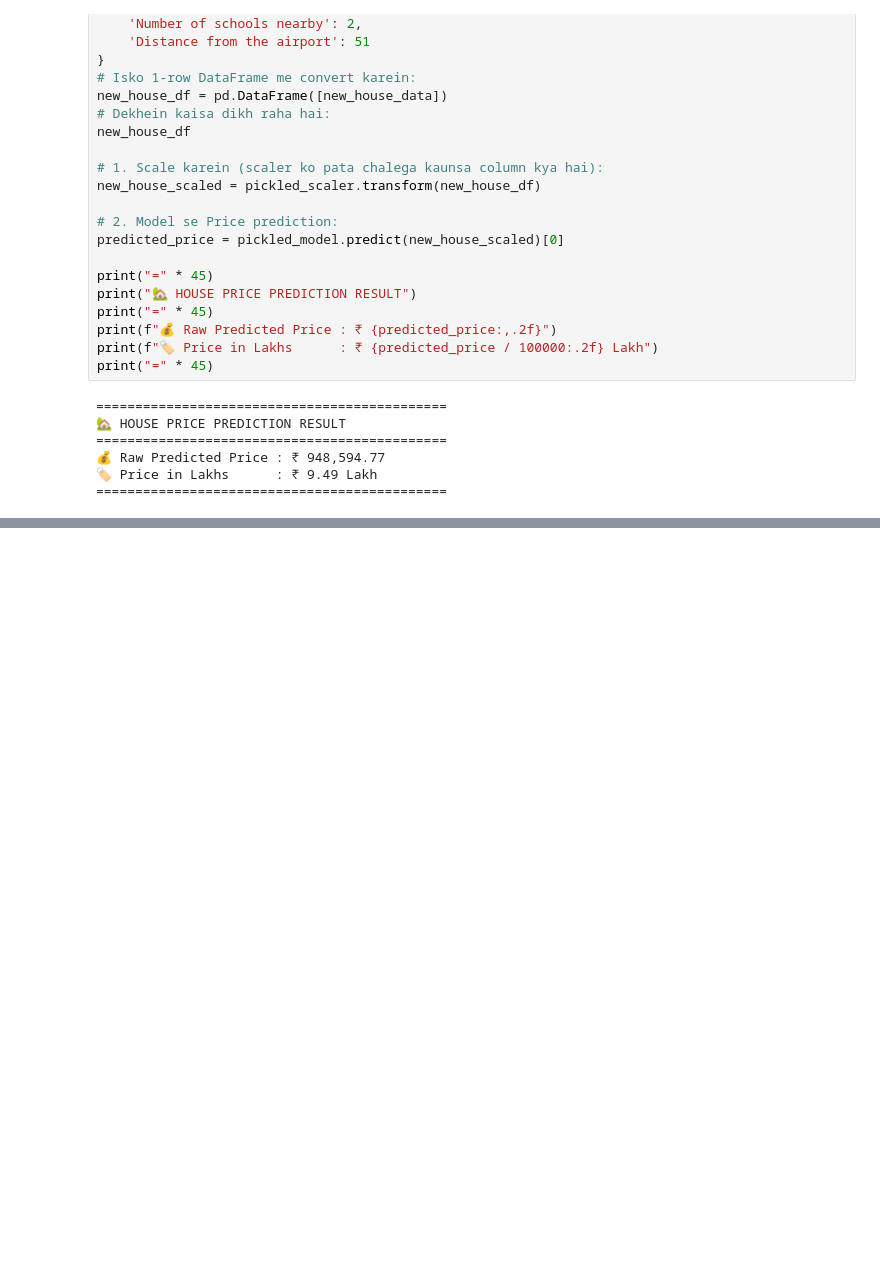
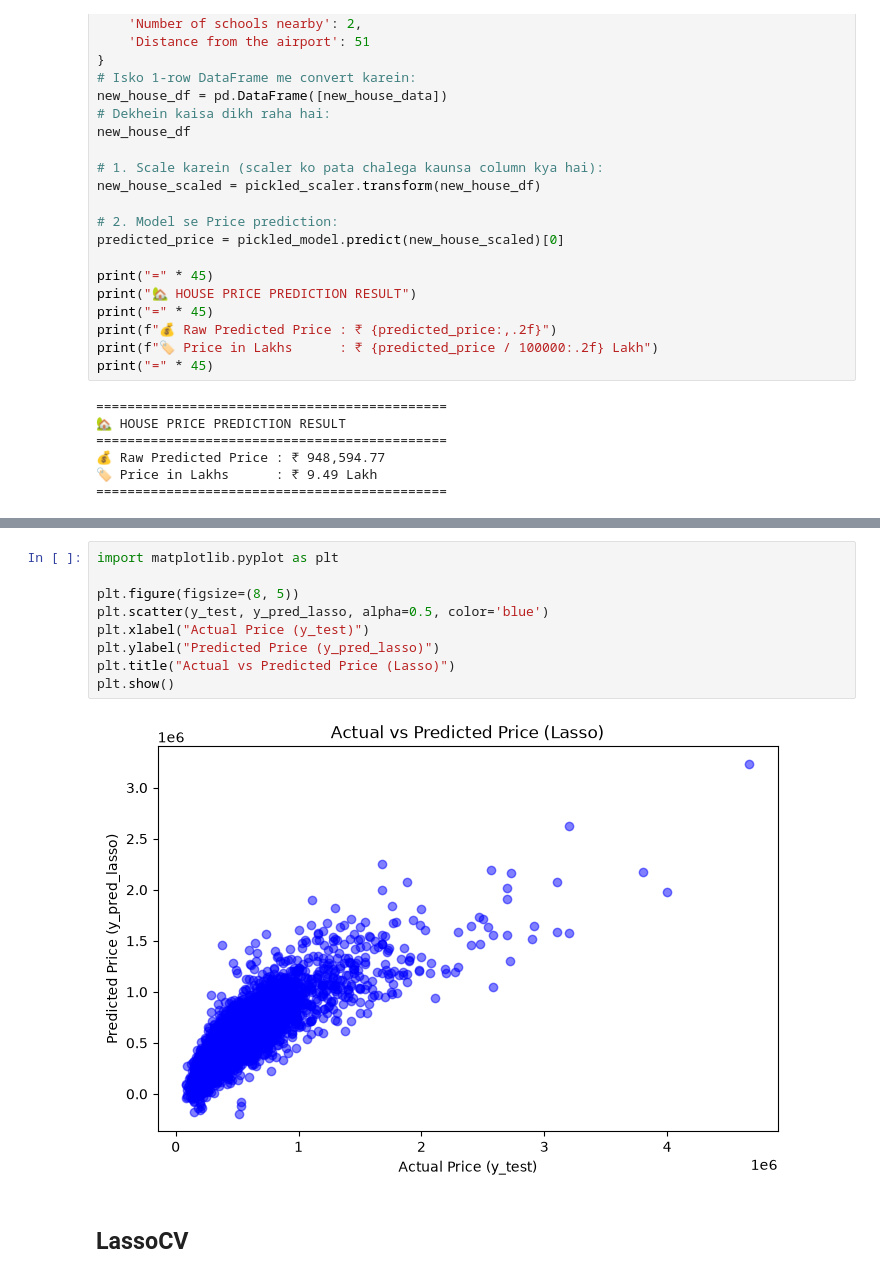
Before and after one commit to mohdshubair313/machine-learning-concepts, a Jupyter notebook: 2_Linear_regression_to_Deployment/multiple_LR_practiseProject.ipynb, the cells around one changed output, grey strips where cells are left out. Cells and saved outputs as stored; diff of their text form; blank space fills up the shorter version.

```diff
--- a/2_Linear_regression_to_Deployment/multiple_LR_practiseProject.ipynb
+++ b/2_Linear_regression_to_Deployment/multiple_LR_practiseProject.ipynb
@@ -285,0 +323,13 @@ print("=" * 45)
+# %%
+import matplotlib.pyplot as plt
+
+plt.figure(figsize=(8, 5))
+plt.scatter(y_test, y_pred_lasso, alpha=0.5, color='blue')
+plt.xlabel("Actual Price (y_test)")
+plt.ylabel("Predicted Price (y_pred_lasso)")
+plt.title("Actual vs Predicted Price (Lasso)")
+plt.show()
+# %% [output]
+[figure, added]
+# %% [markdown]
+## LassoCV
```
Also changed, not shown: parts of 14 cells of this notebook, 3 other files.
